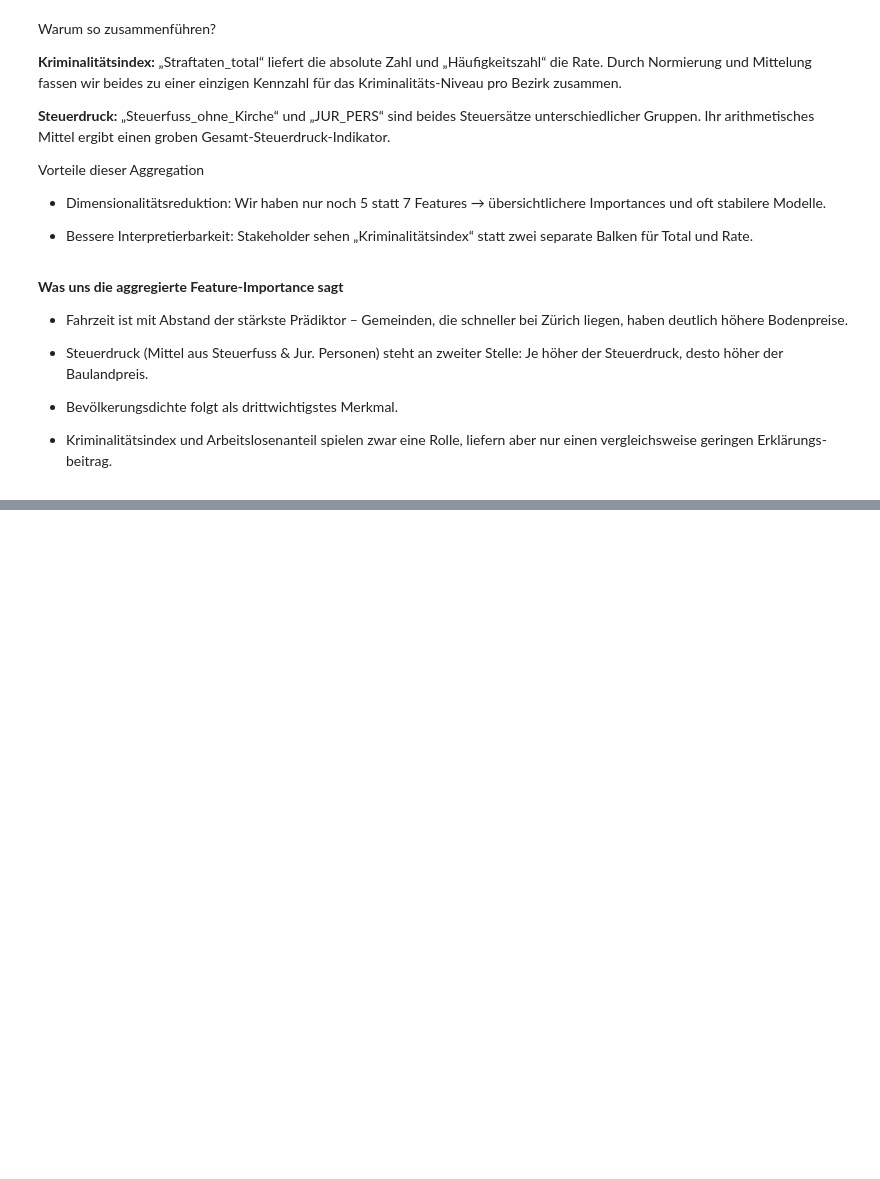
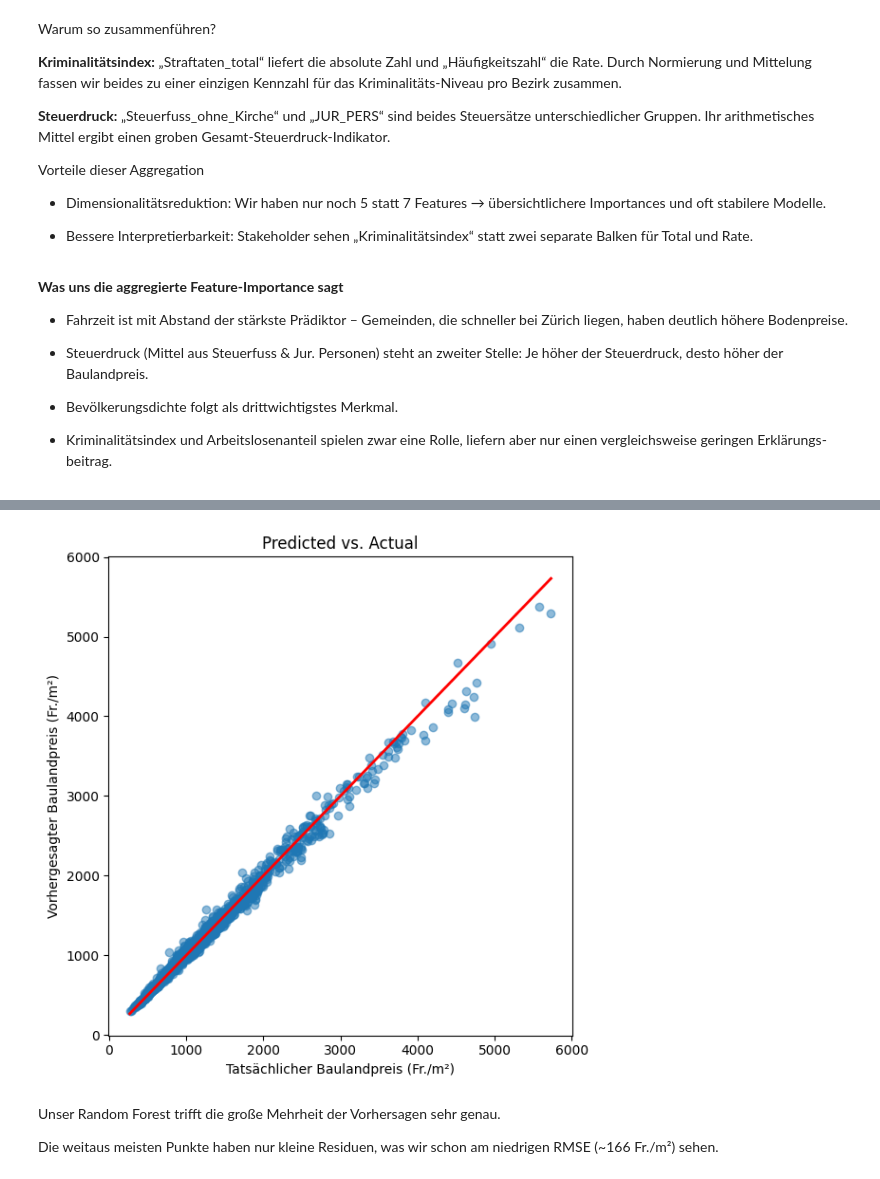
Before and after one commit to Bina-G10/BINA-G10, a Jupyter notebook: bina_gruppe10.ipynb, the cells around one changed output, grey strips where cells are left out. Cells and saved outputs as stored; diff of their text form; code cells hidden in the pictures; blank space fills up the shorter version.

```diff
--- a/bina_gruppe10.ipynb
+++ b/bina_gruppe10.ipynb
@@ -1190,0 +1289,22 @@ Vorteile dieser Aggregation
+# %%
+import matplotlib.pyplot as plt
+
+y_pred = best_rf_full.predict(X)
+y_true = y
+
+plt.figure(figsize=(6,6))
+plt.scatter(y_true, y_pred, alpha=0.5)
+plt.plot([y_true.min(), y_true.max()],
+         [y_true.min(), y_true.max()],
+         color='red', linewidth=2)
+plt.xlabel("Tatsächlicher Baulandpreis (Fr./m²)")
+plt.ylabel("Vorhergesagter Baulandpreis (Fr./m²)")
+plt.title("Predicted vs. Actual")
+plt.tight_layout()
+plt.show()
+# %% [output]
+[figure, added]
+# %% [markdown]
+Unser Random Forest trifft die große Mehrheit der Vorhersagen sehr genau.
+
+Die weitaus meisten Punkte haben nur kleine Residuen, was wir schon am niedrigen RMSE (~166 Fr./m²) sehen.
```
Also changed, not shown: parts of 4 cells of this notebook.
